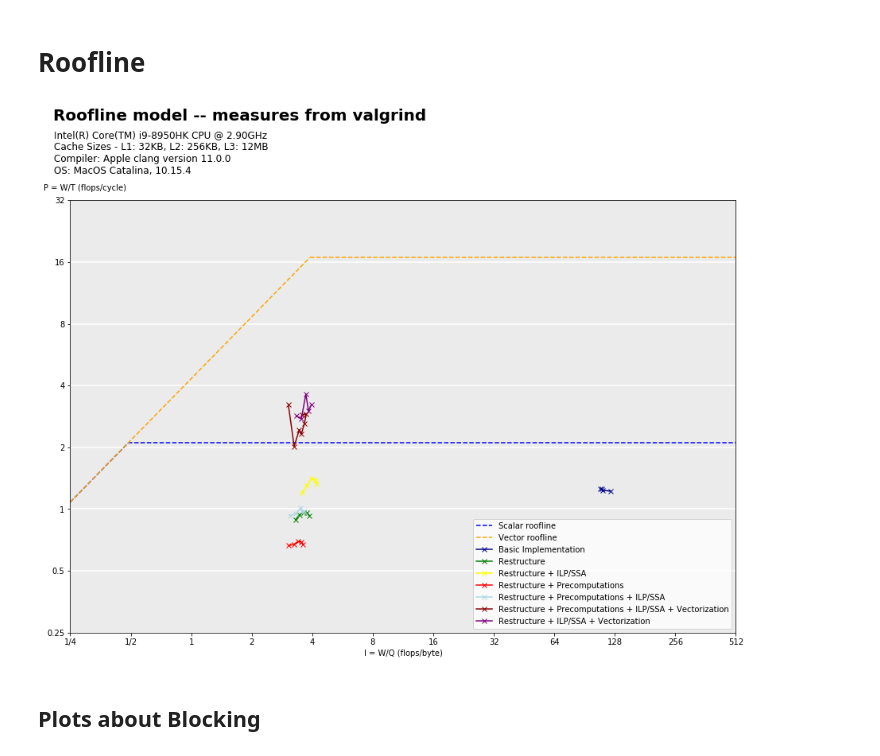
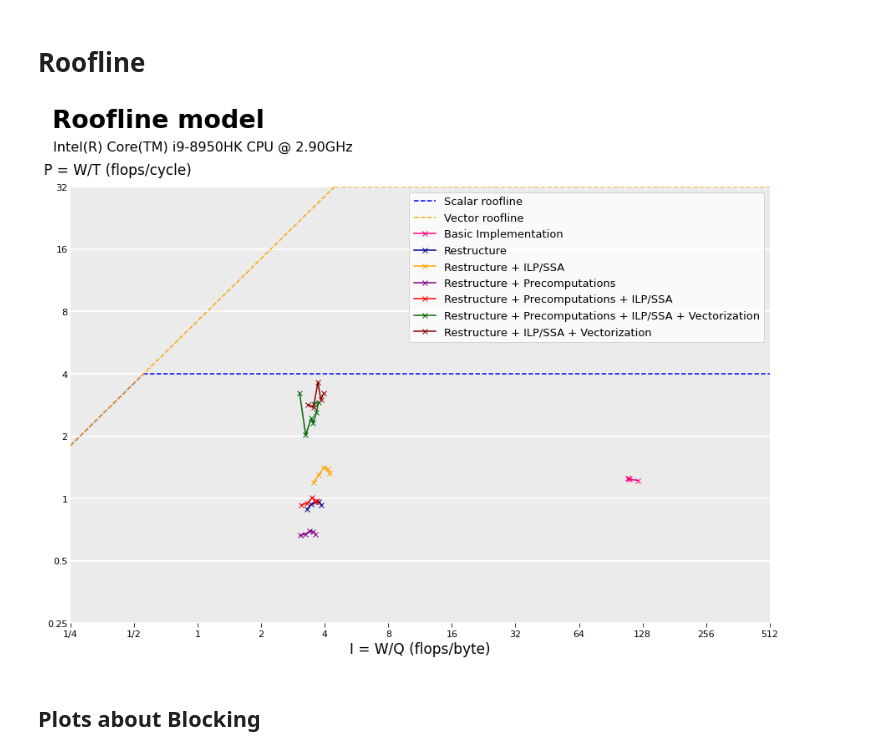
Before and after one commit to ninodimontalcino/advanced-denoising-mcrenderings, a Jupyter notebook: analysis/PerformanceAnalysis.ipynb, the cells around one changed output. Saved outputs shown, nothing was run; the diff lists cells and outputs as text; code cells hidden in the pictures.

Commit message:
Roofline plot

```diff
--- a/analysis/PerformanceAnalysis.ipynb
+++ b/analysis/PerformanceAnalysis.ipynb
@@ -18,3 +16,6 @@ FIGSIZE = (15,10)
+# %%
+FIGSIZE = (15,10)
+colors = ["#FF007F", "darkblue", "orange", "purple", "red", "darkgreen", "darkred"]
 # %% [markdown]
 ### (A) Flop Counting
 $\rightarrow$ Functions to count flops of implemented methods
@@ -326,8 +327,6 @@ def restructured_no_precomp_mem(n):
     # Temp buffer: filtering_basic
     reads += 5*3*n*n
     return reads*sizeof_float
-# %%
-colors = ["darkblue", "green", "orange", "purple", "red", "lightblue", "darkred"]
 # %%
 # Plot showing FLOP reduction for fixed R=10
 R = 10
@@ -811,8 +810,6 @@ labels = ["Basic Implementation",
           "Restructure + Precomputations + ILP/SSA",
          "Restructure + Precomputations + ILP/SSA + Vectorization",
          "Restructure + ILP/SSA + Vectorization"]
-
-colors = ["darkblue", "green", "yellow", "red", "lightblue", "darkred", "purple"]
 
 ## Basic Implementation
 basic_W = np.array([5.16e9, 9.72e9, 1.57e10, 2.32e10])
@@ -869,13 +866,15 @@ data = [[basic_W, basic_Q, basic_T],
         w, q, t = d
         plt.plot(w/q, w/t, 'x-', label=labels[i], color=colors[i])
 # %%
- PI = 2.1
-BETA = 0.6 * 41.8 / 2 / 2.9 # in bytes/cycle
+ PI = 4
+BETA = 41.8 / 2 / 2.9 # in bytes/cycle
 
 x_values = [2**x for x in range(-2,10)]
 y_values = [2**x for x in range(-2,6)]
 
 plt.figure(figsize=(15,10))
+
+
 scalar_mem_line = []
 scalar_comp_line = [PI/BETA]
 for x in x_values:
@@ -889,42 +888,53 @@ plt.plot(scalar_comp_line, [PI for c in scalar_comp_line], linestyle='--', color
 plt.plot(scalar_mem_line, BETA*np.array(scalar_mem_line), linestyle='--', color='blue')
 
 vector_mem = []
 vector_comp = [8*PI/BETA]
 for x in x_values:
     if x < 8*PI/BETA:
         vector_mem.append(x)
     else:
         vector_comp.append(x)
 vector_mem.append(8*PI/BETA)
 
 plt.plot(vector_comp, [8*PI for c in vector_comp], color='orange', linestyle='--', label="Vector roofline")
 plt.plot(vector_mem, BETA*np.array(vector_mem), color='orange', linestyle='--')
 
 add_roofline_points()
 
-plt.xlabel('I = W/Q (flops/byte)')
+plt.xlabel('I = W/Q (flops/byte)', fontsize=17)
 plt.xscale('log', basex=2)
 plt.xlim((x_values[0], x_values[-1]))
-plt.xticks(x_values, [str(x) if x >= 1 else "1/{}".format(int(1/x)) for x in x_values])
+plt.xticks(x_values, [str(x) if x >= 1 else "1/{}".format(int(1/x)) for x in x_values], fontsize=14)
 
 
-plt.ylabel('P = W/T (flops/cycle)', rotation='horizontal', ha='left', y=1.02)
+plt.ylabel('P = W/T (flops/cycle)', rotation='horizontal', ha='left', y=1.02, fontsize=17)
 plt.yscale('log', basey=2)
 plt.ylim((y_values[0], y_values[-1]))
-plt.yticks(y_values, [str(x) for x in y_values])
+plt.yticks(y_values, [str(x) for x in y_values], fontsize=14)
 
 plt.grid(True, color='w', linestyle='-', linewidth=2)
 plt.gca().patch.set_facecolor('0.92')
 plt.gca().xaxis.grid(False)
 plt.gca().yaxis.grid(True)
+plt.gca().spines['right'].set_color('none')
+plt.gca().spines['top'].set_color('none')
+plt.gca().spines['left'].set_color('none')
+plt.gca().spines['bottom'].set_color('none')
 
-plt.grid(which='both', axis='y', alpha=.8)
-suptitle = plt.suptitle("Roofline model -- measures from valgrind", x=0.105, y=1.04, fontsize=20, ha='left', fontweight='bold')
-plt.title(hardware_info, fontsize=12, x=-0.025, y=1.05, ha='left')
-plt.legend()
+plt.gca().tick_params(axis='y', which='both', length=0, labelsize=11)
+plt.gca().tick_params(axis='x', which='both', length=5, labelsize=11)
+
+plt.grid(which='both', axis='y', alpha=.81)
+plt.subplots_adjust(top=0.85)
+
+suptitle = plt.suptitle("Roofline model", x=0.105, y=0.98, fontsize=30, ha='left', fontweight='bold')
+title = "Intel(R) Core(TM) i9-8950HK CPU @ 2.90GHz"
+plt.title(title, fontsize=16, x=-0.025, y=1.07, ha='left')
+plt.legend(prop={'size': 13})
+plt.savefig('roofline.pdf')
 plt.show()
 # %% [output]
-[figure, old version]
+[figure, new version]
 # %% [markdown]
 ## Plots about Blocking
 # %%
```
Also changed, not shown: parts of 4 cells of this notebook, 2 other files.
